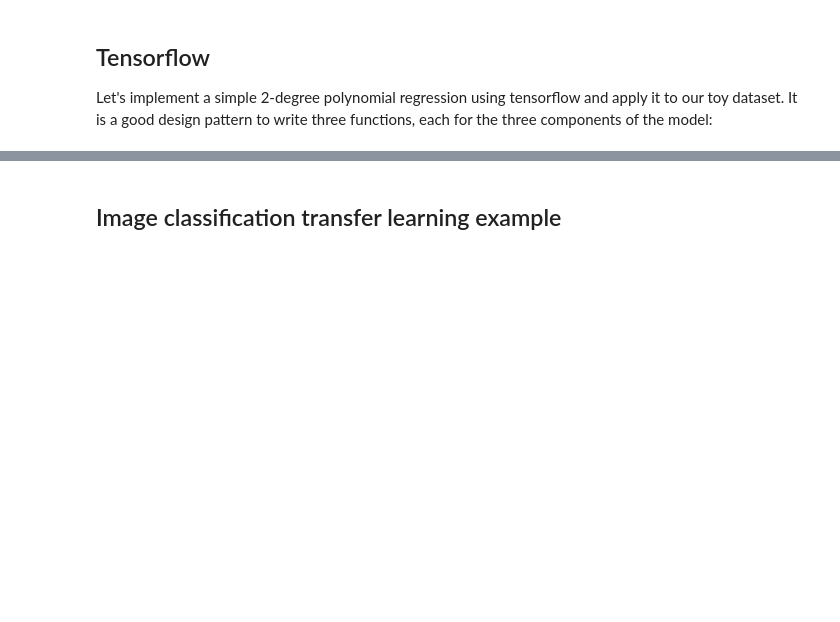
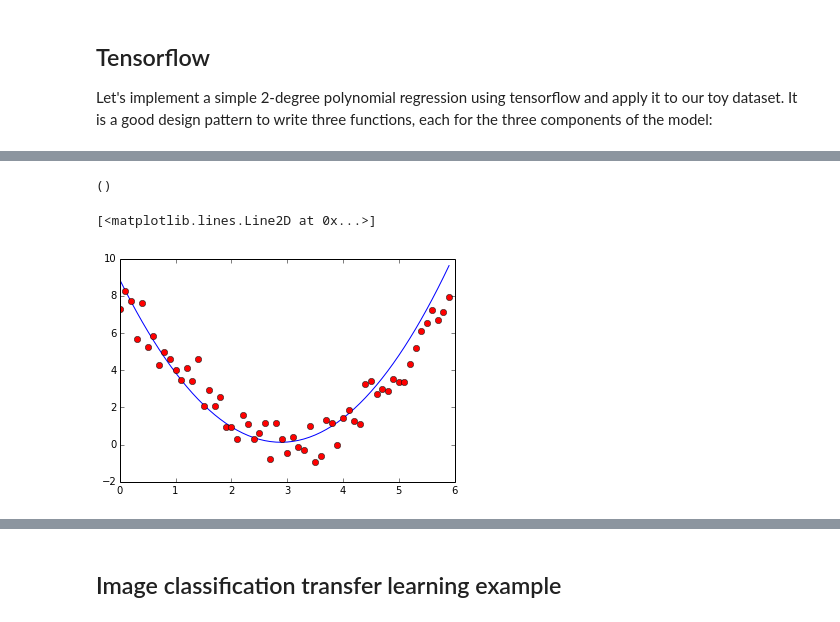
Before and after one commit to jadielam/machine_learning_tutorial, a Jupyter notebook: Machine_learning_tutorial.ipynb, the cells around one changed output, grey strips where cells are left out. Cells and saved outputs as stored; diff of their text form; code cells hidden in the pictures; blank space fills up the shorter version.

```diff
--- a/Machine_learning_tutorial.ipynb
+++ b/Machine_learning_tutorial.ipynb
@@ -243,18 +243,3 @@ It will be one of many flavors of backpropagation algorithms.  The flavor you us
 # %% [markdown]
 ## Tensorflow
 Let's implement a simple 2-degree polynomial regression using tensorflow and apply it to our toy dataset.  It is a good design pattern to write three functions, each for the three components of the model:
-# %%
-def architecture():
-
-    pass
-
-def loss():
-    pass
-def optimization():
-    pass
-
-def train():
-    pass
-
-def test():
-    pass
@@ -265,0 +246,62 @@ def test():
+# %%
+print(x.shape)
+# %% [output]
+()
+# %%
+def architecture(X):
+    '''
+    Creates the layers of the network.  In this case, it is
+    a very simple architecture with only two layers: input layer
+    and output layer, and relates them through 3 parameters that
+    are needed to specify a polynomial of degree 2.
+    X is the input placeholder.
+    '''
+    #The three parameters that we need to find are A, B and C:
+    #Y = AX^2 + BX + C
+    A = tf.Variable(tf.random_normal([1]), name="A")
+    B = tf.Variable(tf.random_normal([1]), name="B")
+    C = tf.Variable(tf.random_normal([1]), name="C")
+    temp = tf.add(tf.mul(tf.pow(X, 2), A), tf.mul(X, B))
+    Y_pred = tf.add(temp, C)
+
+    return Y_pred
+
+def loss(output_layer, Y, n_observations):
+    '''
+    Y is the output placeholder
+    '''
+    loss = tf.reduce_sum(tf.pow(Y_pred - Y, 2)) / n_observations
+    return loss
+
+def optimization(loss, learning_rate):
+    optimizer = tf.train.GradientDescentOptimizer(learning_rate).minimize(loss)
+    return optimizer
+
+#1. Training:
+#input placeholder
+X = tf.placeholder(tf.float32)
+#output placeholder
+Y = tf.placeholder(tf.float32)
+Y_pred = architecture(X)
+loss = loss(Y_pred, Y, x_training.shape[0])
+optimizer = optimization(loss, 0.01)
+
+y_prediction = []
+with tf.Session() as sess:
+    sess.run(tf.initialize_all_variables())
+    for i in range(3000):
+        for j in range(x_training.shape[0]):
+            x_feed = x_training[j]
+            y_feed = y_training[j]
+            sess.run(optimizer, feed_dict = {X: x_feed, Y: y_feed})
+
+    #Testing inside the same session
+    for i in range(x.shape[0]):
+        y_prediction.append(Y_pred.eval(feed_dict = {X : x[i]}, session = sess))
+
+
+plt.plot(x, y_prediction)
+plt.plot(x, y, 'ro')
+# %% [output]
+[<matplotlib.lines.Line2D at 0x...>]
+[figure, added]
```
Also changed, not shown: parts of 10 cells of this notebook.
